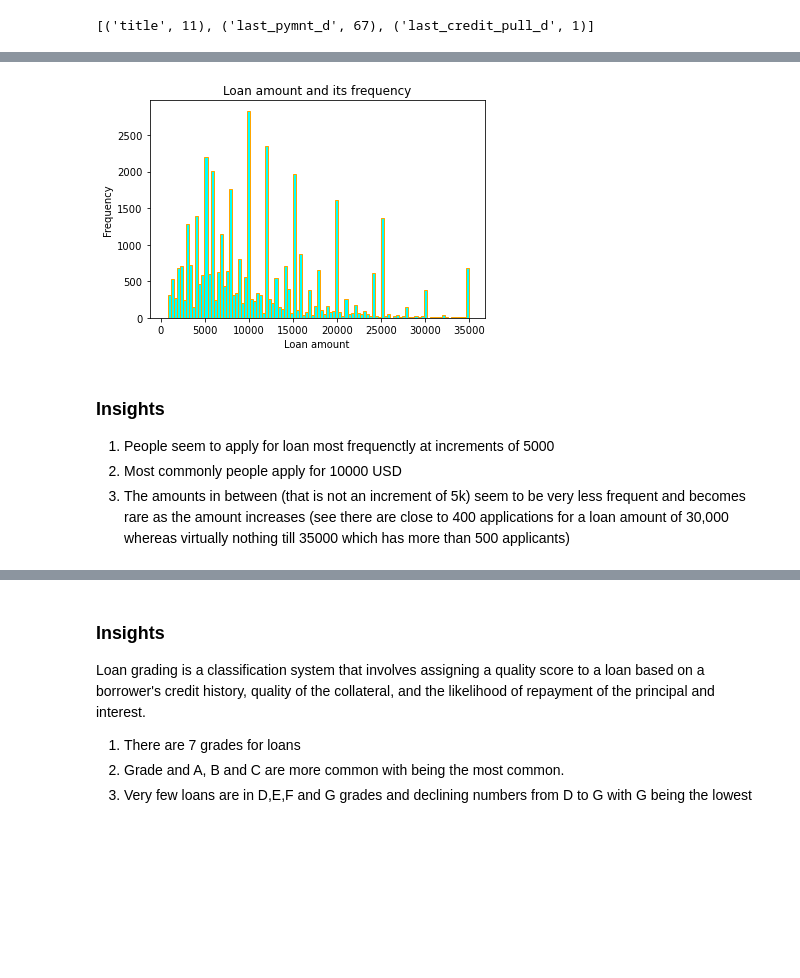
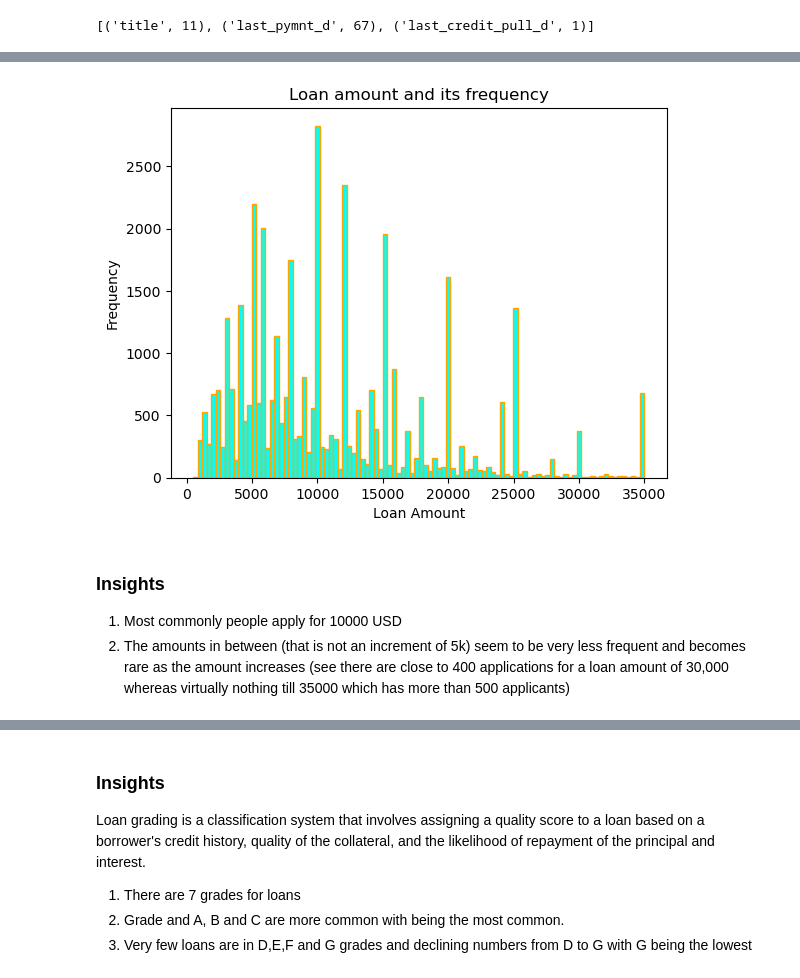
Before and after one commit to ranju1729/lending_club_case_study, a Jupyter notebook: Lending_Club_Case_Study.ipynb, the cells around one changed output, grey strips where cells are left out. Cells and saved outputs as stored; diff of their text form; code cells hidden in the pictures; blank space fills up the shorter version.

```diff
--- a/Lending_Club_Case_Study.ipynb
+++ b/Lending_Club_Case_Study.ipynb
@@ -228,3 +239,18 @@ list(zip(null_columns.index, null_columns))
+# %%
+# extract first three numerical number from zip code
+lending_df['zip_code'] = lending_df['zip_code'].apply(lambda x: x[:3])
+lending_df['zip_code'] = lending_df['zip_code'].apply(lambda x: int(x))
+# %%
+#add a new column earliest_cr_year by extracting year part from earliest_cr_line
+lending_df['earliest_cr_year']=lending_df['earliest_cr_line'].apply(lambda x : '20'+x[-2:] if int(x[-2:]) <10 else '19'+x[-2:])
+lending_df['earliest_cr_year'] = lending_df['earliest_cr_year'].apply(lambda x: int(x))
+# %%
+#remove '%' symbol from revol_util and converting to float
+lending_df['revol_util'] = lending_df['revol_util'].apply(lambda x: str(x).replace('%', ''))
+lending_df['revol_util'] = lending_df['revol_util'].apply(lambda x: float(x))
+# %%
+# Remove outliers from annual_inc columns
+lending_df=lending_df[lending_df['annual_inc'] <= 1000000]
 # %%
 # will keep the rest of the data as is
 # %%
@@ -246,18 +273,17 @@ Name: loan_amnt, Length: 875, dtype: int64
 # %%
 # looking at loan amount
 plt.hist(lending_df['loan_amnt'], bins=100, edgecolor='Orange',color='cyan')
 plt.title('Loan amount and its frequency')
-plt.xlabel('Loan amount')
+plt.xlabel('Loan Amount')
 plt.ylabel('Frequency')
 plt.show()
 # %% [output]
-[figure, old version]
+[figure, new version]
 # %% [markdown]
 ### Insights
 
-1) People seem to apply for loan most frequenctly at increments of 5000
-2) Most commonly people apply for 10000 USD
-3) The amounts in between (that is not an increment of 5k) seem to be very less frequent and becomes rare as the amount increases (see there are close to 400 applications for a loan amount of 30,000 whereas virtually nothing till 35000 which has more than 500 applicants)
+1) Most commonly people apply for 10000 USD
+2) The amounts in between (that is not an increment of 5k) seem to be very less frequent and becomes rare as the amount increases (see there are close to 400 applications for a loan amount of 30,000 whereas virtually nothing till 35000 which has more than 500 applicants)
 # %%
 # looking at Grade
 sns.histplot(lending_df['grade'], bins = 20, edgecolor='Orange',color='cyan')
```
Also changed, not shown: parts of 35 cells of this notebook.
